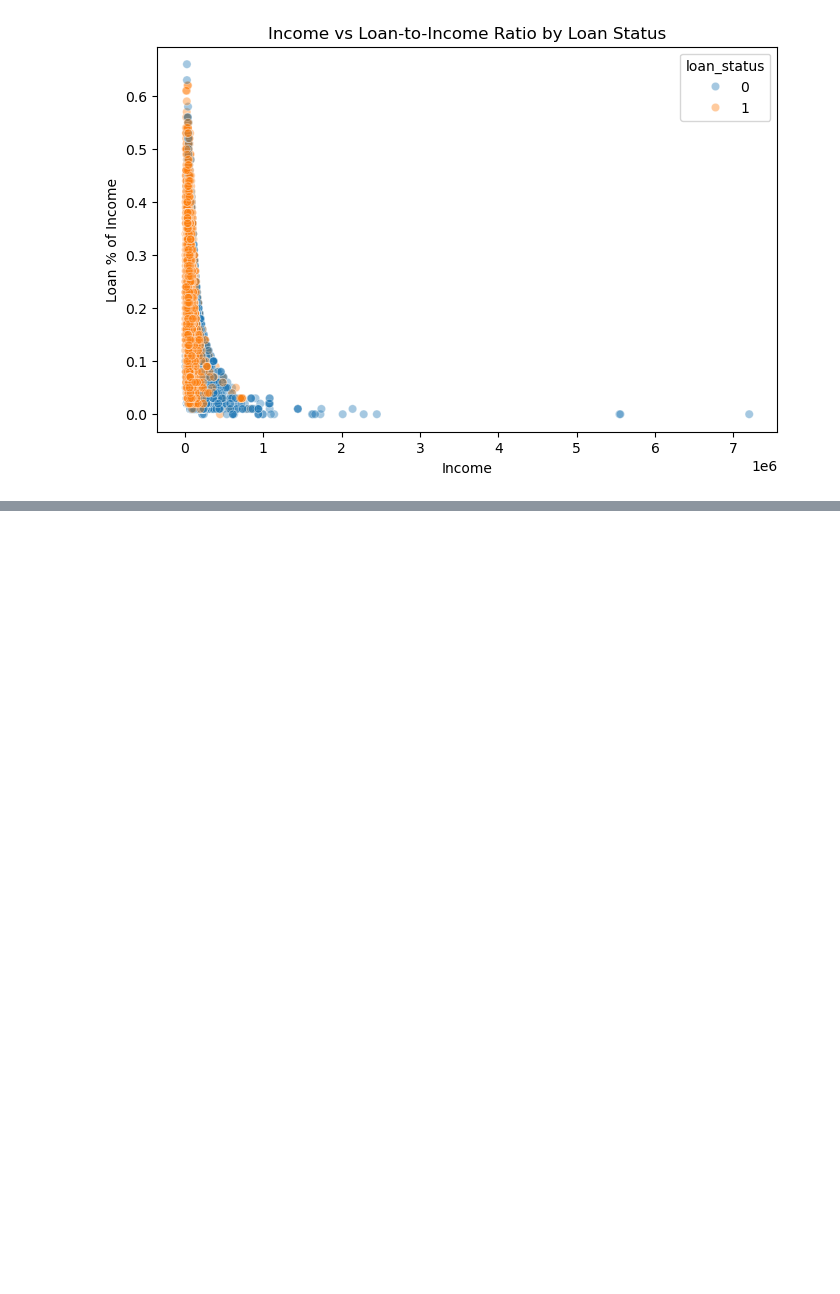
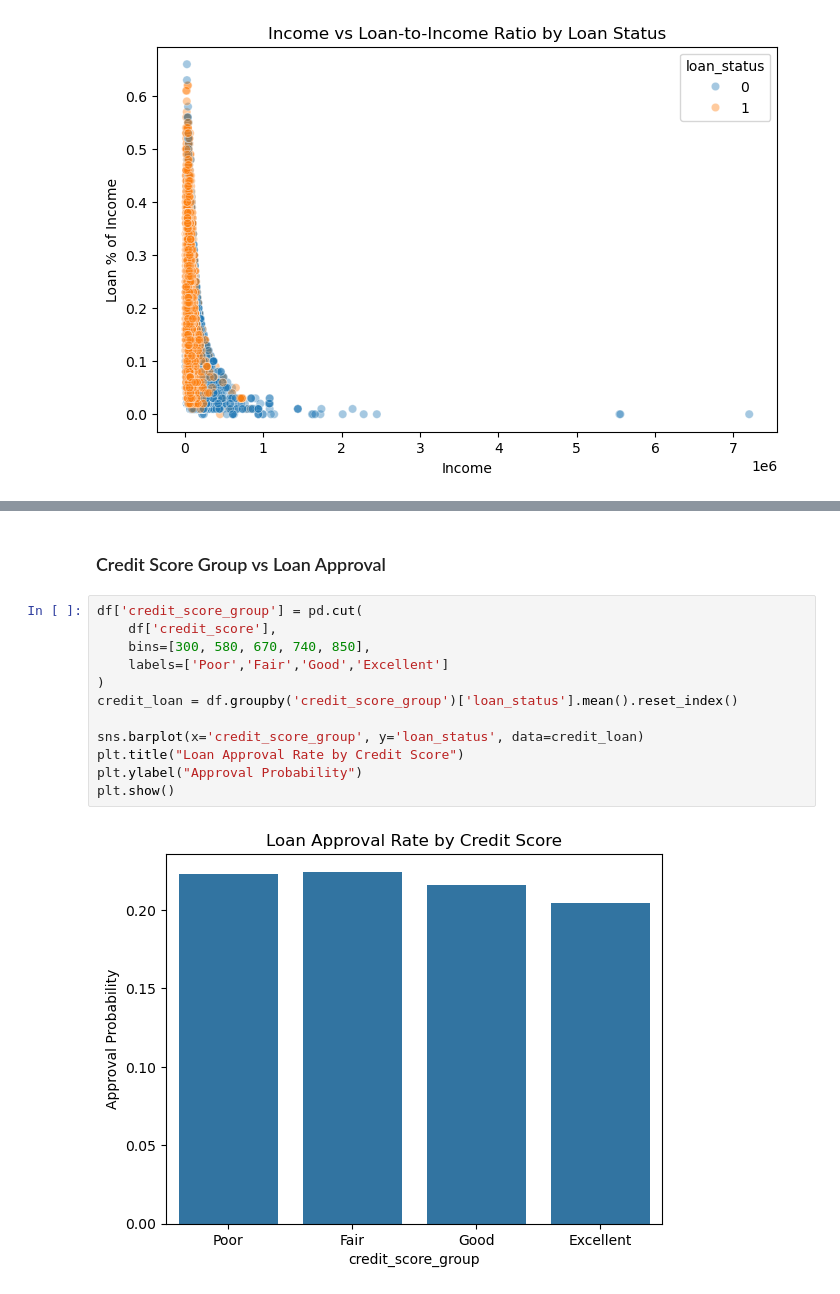
Before and after one commit to ShulimanHossain/Predictive-Analysis-of-Loan-Approval-Using-Data-Science-and-ML, a Jupyter notebook: loan.ipynb, the cells around one changed output, grey strips where cells are left out. Drawn from its saved outputs; the diff is of its cells as text; blank space fills up the shorter version.

```diff
--- a/loan.ipynb
+++ b/loan.ipynb
@@ -208,0 +260,16 @@ plt.show()
+# %% [markdown]
+### Credit Score Group vs Loan Approval
+# %%
+df['credit_score_group'] = pd.cut(
+    df['credit_score'],
+    bins=[300, 580, 670, 740, 850],
+    labels=['Poor','Fair','Good','Excellent']
+)
+credit_loan = df.groupby('credit_score_group')['loan_status'].mean().reset_index()
+
+sns.barplot(x='credit_score_group', y='loan_status', data=credit_loan)
+plt.title("Loan Approval Rate by Credit Score")
+plt.ylabel("Approval Probability")
+plt.show()
+# %% [output]
+[figure, added]
```
Also changed, not shown: parts of 21 cells of this notebook, 5 other files.
